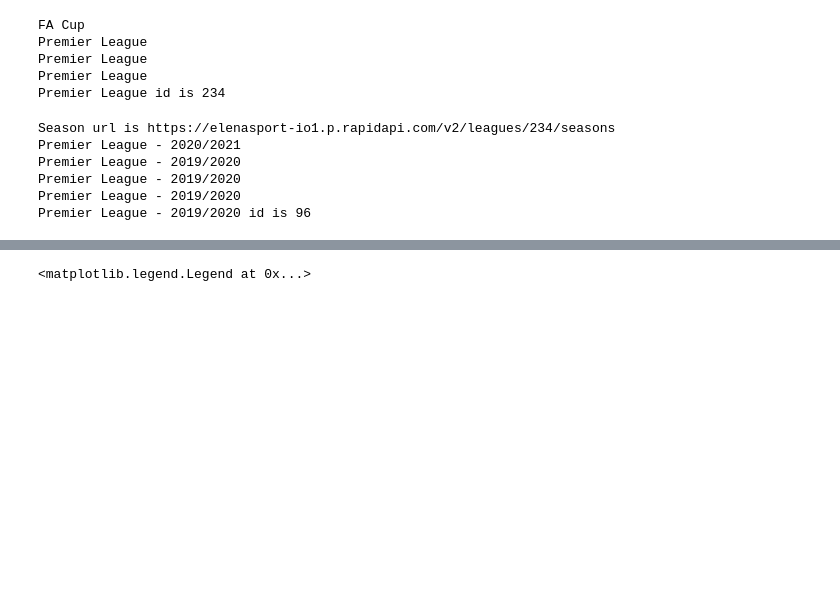
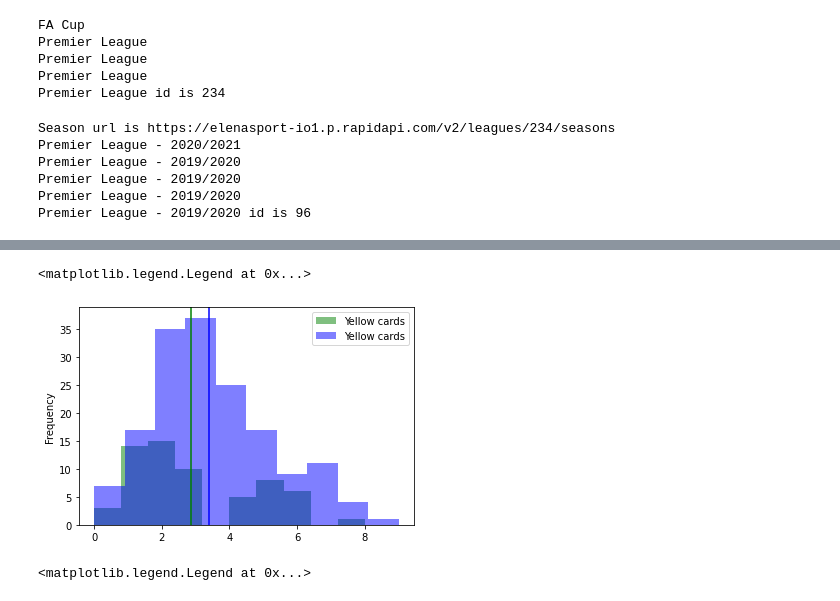
Before and after one commit to conorhamill36/FootballStats, a Jupyter notebook: FootballStats.ipynb, the cells around one changed output, grey strips where cells are left out. Cells and saved outputs as stored; diff of their text form; code cells hidden in the pictures; blank space fills up the shorter version.

```diff
--- a/FootballStats.ipynb
+++ b/FootballStats.ipynb
@@ -420,0 +431,12 @@ fixture_df.head()
+# %%
+def split_data_by_date(df, date):
+    date = datetime.strptime(date, '%Y-%m-%d')
+    df1 = df[df['Date'] > date]
+    df2 = df[df['Date'] < date]
+
+    print(f"Fixtures after {date} =  {len(df1)}")
+    print(f"Fixtures before {date} =  {len(df2)}")
+
+    return df1, df2
+# %%
+fixture_df_AC, fixture_df_BC = split_data_by_date(fixture_df, '2020-05-01')
@@ -421,3 +446,12 @@ fixture_df.head()
+# %%
+fixture_df_AC['Yellow cards'].plot.hist(alpha=0.5, color='green')
+fixture_df_BC['Yellow cards'].plot.hist(alpha=0.5, color='blue')
+plt.axvline(fixture_df_AC['Yellow cards'].mean(), color='green')
+plt.axvline(fixture_df_BC['Yellow cards'].mean(), color='blue')
+plt.legend()
+# %% [output]
+<matplotlib.legend.Legend at 0x...>
+[figure, added]
 # %%
 fixture_df['Home Goals'].plot.hist()
 fixture_df['Away Goals'].plot.hist()
```
Also changed, not shown: parts of 7 cells of this notebook.
